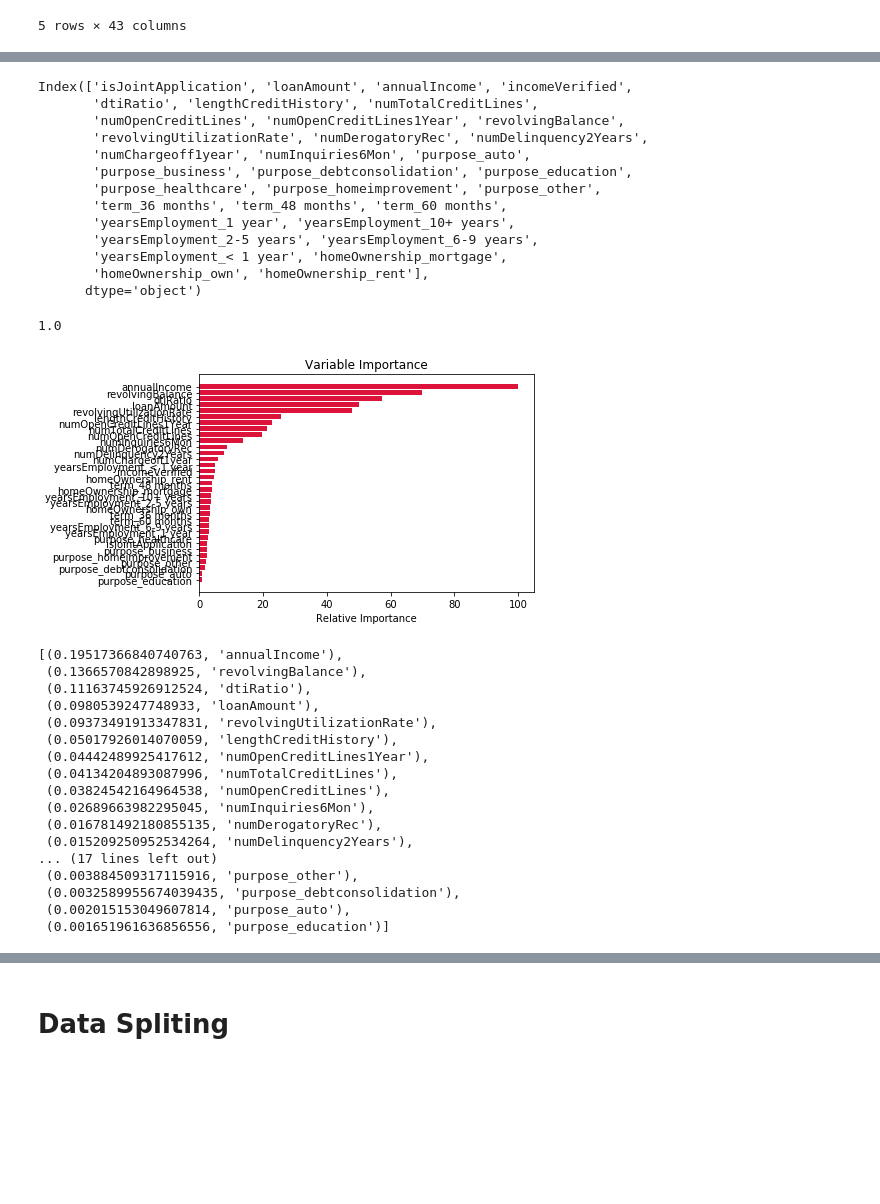
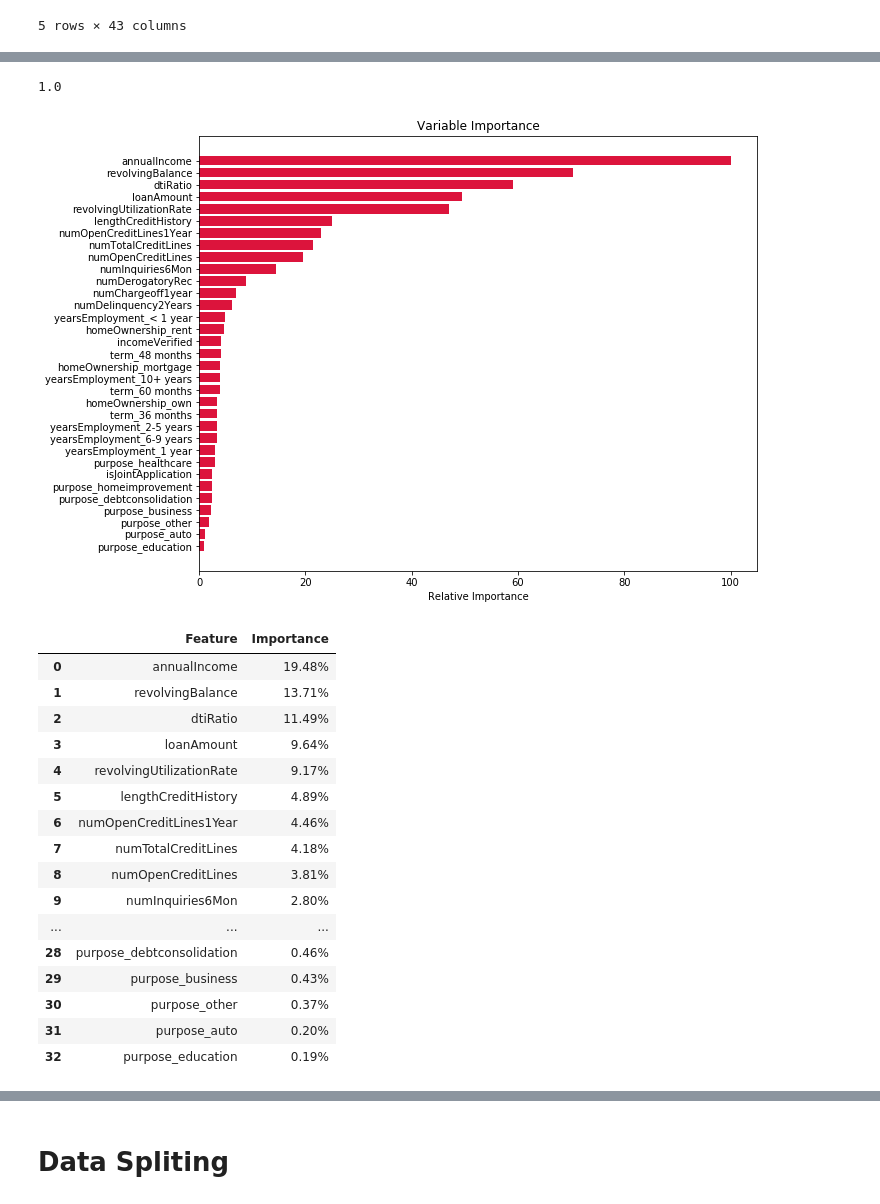
Before and after one commit to marcelotroiani/bootcamp, a Jupyter notebook: project-loan-credit-risk/Project3_CreditRisk.ipynb, the cells around one changed output, grey strips where cells are left out. Saved outputs shown, nothing was run; the diff lists cells and outputs as text; code cells hidden in the pictures; blank space fills up the shorter version.

```diff
--- a/project-loan-credit-risk/Project3_CreditRisk.ipynb
+++ b/project-loan-credit-risk/Project3_CreditRisk.ipynb
@@ -75,19 +67,4 @@ target_names = ["current", "default"]
 data = model_df_final.drop(["loanStatus","default","loanId","memberId","date","residentialState","grade",
                            "interestRate",'monthlyPayment',], axis=1)
 feature_names = data.columns
-feature_names
-# %% [output]
-Index(['isJointApplication', 'loanAmount', 'annualIncome', 'incomeVerified',
-       'dtiRatio', 'lengthCreditHistory', 'numTotalCreditLines',
-       'numOpenCreditLines', 'numOpenCreditLines1Year', 'revolvingBalance',
-       'revolvingUtilizationRate', 'numDerogatoryRec', 'numDelinquency2Years',
-       'numChargeoff1year', 'numInquiries6Mon', 'purpose_auto',
-       'purpose_business', 'purpose_debtconsolidation', 'purpose_education',
-       'purpose_healthcare', 'purpose_homeimprovement', 'purpose_other',
-       'term_36 months', 'term_48 months', 'term_60 months',
-       'yearsEmployment_1 year', 'yearsEmployment_10+ years',
-       'yearsEmployment_2-5 years', 'yearsEmployment_6-9 years',
-       'yearsEmployment_< 1 year', 'homeOwnership_mortgage',
-       'homeOwnership_own', 'homeOwnership_rent'],
-      dtype='object')
 # %%
@@ -99,38 +76,46 @@ clf.score(data, target)
 # %%
 feature_importance = clf.feature_importances_
 feature_importance = 100.0 * (feature_importance / feature_importance.max())
 sorted_features = np.argsort(feature_importance)
 pos = np.arange(sorted_features.shape[0]) + .5
 
+
+plt.figure(figsize=(10,8))
 plt.barh(pos, feature_importance[sorted_features], align='center', color='crimson')
 plt.title('Variable Importance')
 plt.xlabel('Relative Importance')
 
 plt.yticks(pos, data.columns[sorted_features])
 
 plt.show()
 # %% [output]
-[figure, old version]
+[figure, new version]
 # %%
 feature_importance_list=sorted(zip(clf.feature_importances_, feature_names), reverse=True)
-feature_importance_list
+output=pd.DataFrame(feature_importance_list)
+output.columns=['Importance','Feature']
+output = output[['Feature','Importance']]
+output=output.style.format({
+    'Importance': '{:,.2%}'.format
+})
+output
 # %% [output]
-[(0.19517366840740763, 'annualIncome'),
- (0.1366570842898925, 'revolvingBalance'),
- (0.11163745926912524, 'dtiRatio'),
- (0.0980539247748933, 'loanAmount'),
- (0.09373491913347831, 'revolvingUtilizationRate'),
- (0.05017926014070059, 'lengthCreditHistory'),
- (0.04442489925417612, 'numOpenCreditLines1Year'),
- (0.04134204893087996, 'numTotalCreditLines'),
- (0.03824542164964538, 'numOpenCreditLines'),
- (0.02689663982295045, 'numInquiries6Mon'),
- (0.016781492180855135, 'numDerogatoryRec'),
- (0.015209250952534264, 'numDelinquency2Years'),
-... (17 lines left out)
- (0.003884509317115916, 'purpose_other'),
- (0.0032589955674039435, 'purpose_debtconsolidation'),
- (0.002015153049607814, 'purpose_auto'),
- (0.001651961636856556, 'purpose_education')]
+|  | Feature | Importance |
+| 0 | annualIncome | 19.48% |
+| 1 | revolvingBalance | 13.71% |
+| 2 | dtiRatio | 11.49% |
+| 3 | loanAmount | 9.64% |
+| 4 | revolvingUtilizationRate | 9.17% |
+| 5 | lengthCreditHistory | 4.89% |
+| 6 | numOpenCreditLines1Year | 4.46% |
+| 7 | numTotalCreditLines | 4.18% |
+| 8 | numOpenCreditLines | 3.81% |
+| 9 | numInquiries6Mon | 2.80% |
+| ... | ... | ... |
+| 28 | purpose_debtconsolidation | 0.46% |
+| 29 | purpose_business | 0.43% |
+| 30 | purpose_other | 0.37% |
+| 31 | purpose_auto | 0.20% |
+| 32 | purpose_education | 0.19% |
 # %%
 feature_selected=[feature[1] for feature in feature_importance_list if (feature[0]>=0.01)]
```
Also changed, not shown: parts of 30 cells of this notebook, 10 other files.
